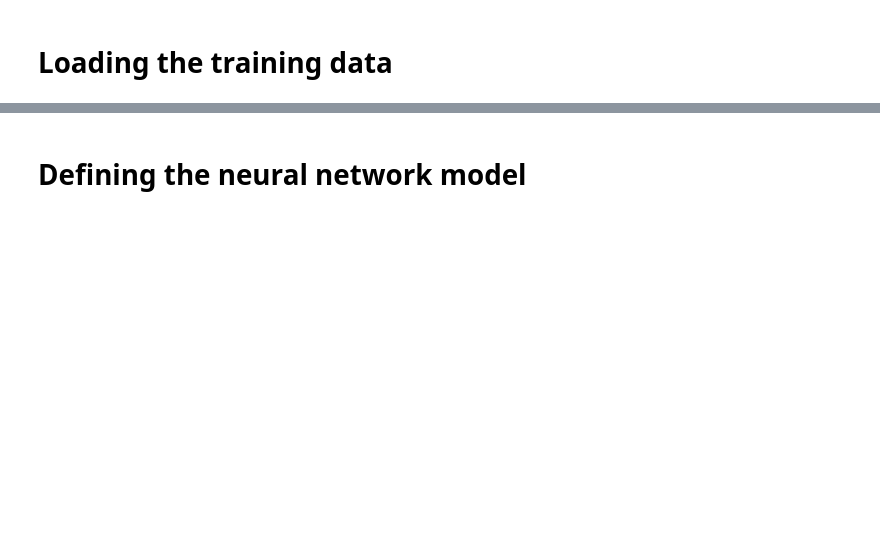
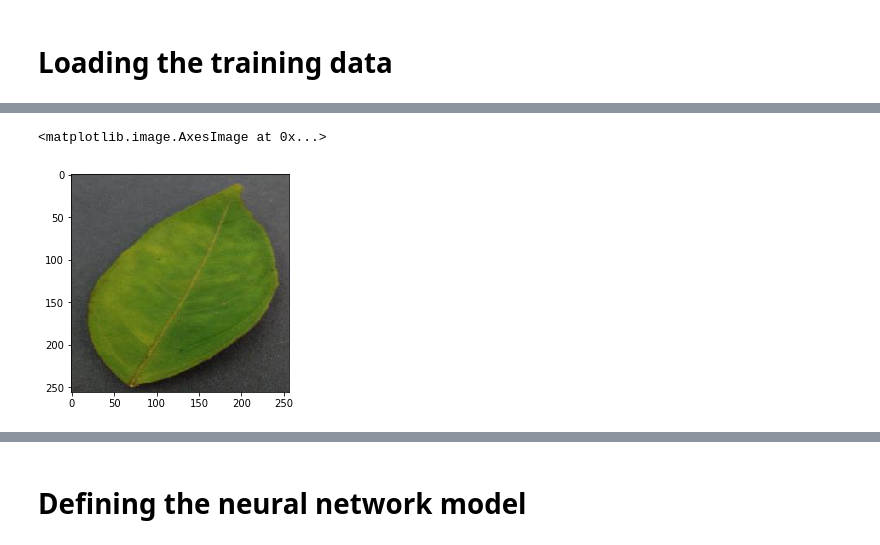
Before and after one commit to rahulmisal27/Plant-disease-detection, a Jupyter notebook: Plant disease detection model - Big Data Model.ipynb, the cells around one changed output, grey strips where cells are left out. Saved outputs shown, nothing was run; the diff lists cells and outputs as text; code cells hidden in the pictures; blank space fills up the shorter version.

```diff
--- a/Plant disease detection model - Big Data Model.ipynb
+++ b/Plant disease detection model - Big Data Model.ipynb
@@ -17,0 +31,6 @@ import re
+# %%
+img=plt.imread('/home/rahul/Github/Data/plant-disease/dataset/train/Orange___Haunglongbing_(Citrus_greening)/32484aac-d300-4e78-b1d6-181b9bf96551___UF.Citrus_HLB_Lab 1751.JPG')
+plt.imshow(img)
+# %% [output]
+<matplotlib.image.AxesImage at 0x...>
+[figure, added]
```
Also changed, not shown: parts of 11 cells of this notebook.
